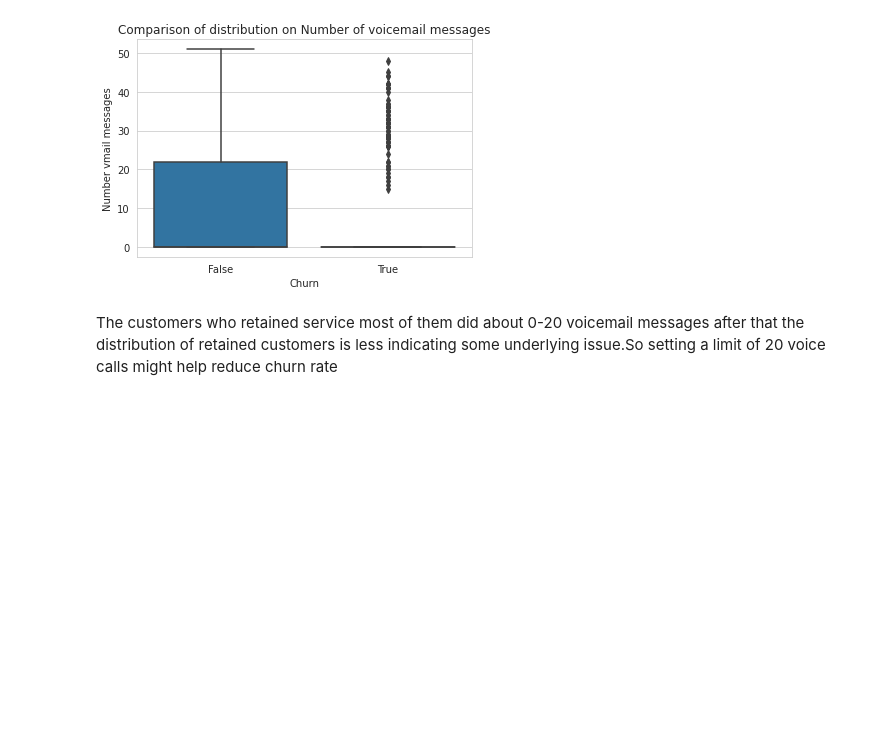
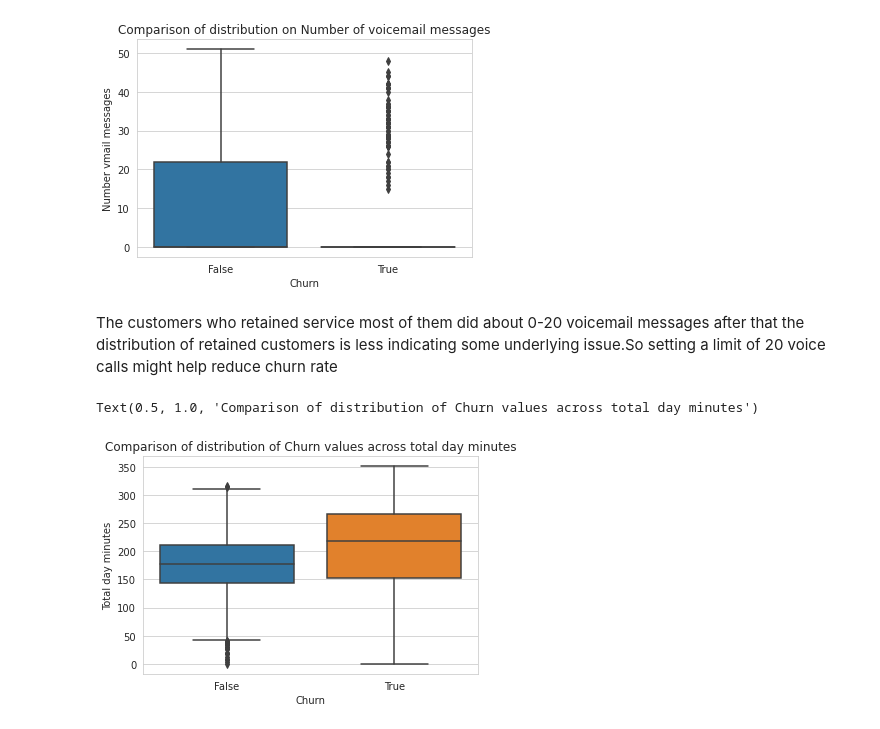
Before and after one commit to kavyas1989/telecom-churn-analysis, a Jupyter notebook: Telecom_Churn_Analysis_Capstone_Project.ipynb, the cells around one changed output. Drawn from its saved outputs; the diff is of its cells as text; code cells hidden in the pictures; blank space fills up the shorter version.

```diff
--- a/Telecom_Churn_Analysis_Capstone_Project.ipynb
+++ b/Telecom_Churn_Analysis_Capstone_Project.ipynb
@@ -447,3 +447,11 @@ Text(0.5, 1.0, 'Comparison of distribution on Number of voicemail messages')
 [figure]
 # %% [markdown]
 The customers who retained service most of them  did about 0-20 voicemail messages after that the distribution of retained customers is less indicating some underlying issue.So setting a limit of 20 voice calls might help reduce churn rate
+# %%
+# Total day minutes of Call
+sns.set_style("whitegrid")
+
+sns.boxplot(x = 'Churn', y = 'Total day minutes', data =df).set_title('Comparison of distribution of Churn values across total day minutes')
+# %% [output]
+Text(0.5, 1.0, 'Comparison of distribution of Churn values across total day minutes')
+[figure, added]
```
Also changed, not shown: parts of 13 cells of this notebook.
